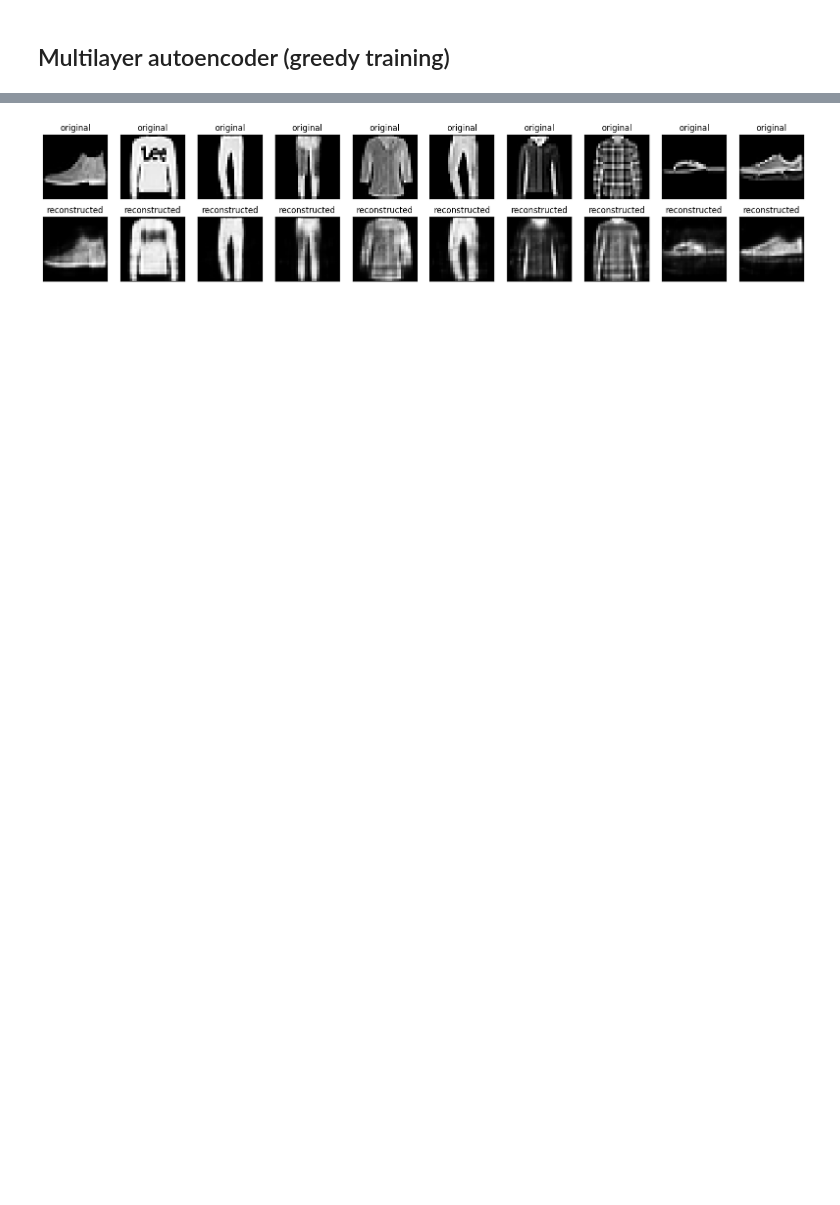
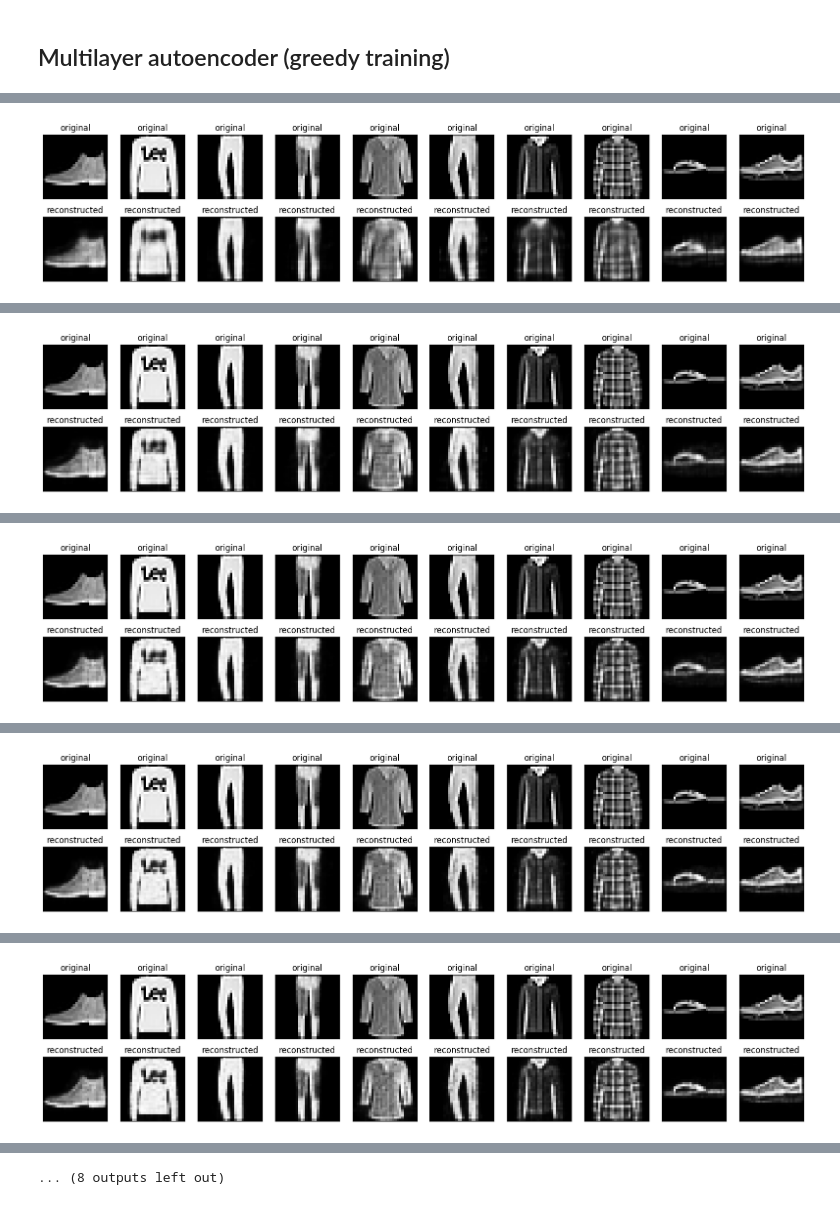
Before and after one commit to bairesearch/AEANNtf, a Jupyter notebook: dev/autoencoder_simulation2.ipynb, the cells around one changed output, grey strips where cells are left out. Saved outputs shown, nothing was run; the diff lists cells and outputs as text; code cells hidden in the pictures; blank space fills up the shorter version.

```diff
--- a/dev/autoencoder_simulation2.ipynb
+++ b/dev/autoencoder_simulation2.ipynb
@@ -118,4 +164,25 @@ class AutoencoderLX(Model):
     return decoded
+# %%
+ def printOutput(decoded_imgs):
+    n = 10
+    plt.figure(figsize=(20, 4))
+    for i in range(n):
+        # display original
+        ax = plt.subplot(2, n, i + 1)
+        plt.imshow(x_test[i])
+        plt.title("original")
+        plt.gray()
+        ax.get_xaxis().set_visible(False)
+        ax.get_yaxis().set_visible(False)
+
+        # display reconstruction
+        ax = plt.subplot(2, n, i + 1 + n)
+        plt.imshow(decoded_imgs[i])
+        plt.title("reconstructed")
+        plt.gray()
+        ax.get_xaxis().set_visible(False)
+        ax.get_yaxis().set_visible(False)
+    plt.show()
 # %%
 x = x_train
 xv = x_test
@@ -139,6 +206,7 @@ for l in range(numberOfLayers):
     x = autoencoderLX.encoder.predict([x, inputLayer, AprevLayerAll])
     xv = autoencoderLX.encoder.predict([xv, inputLayerV, AprevLayerAllV])
     decoded_imgs = outv
+    printOutput(decoded_imgs)
 # %% [output]
 l =  0
 Epoch 1/10
@@ -159,0 +228 @@ Epoch 6/10
+[figure, added]
@@ -159,0 +246 @@ Epoch 6/10
+[figure, added]
@@ -159,0 +264 @@ Epoch 6/10
+[figure, added]
@@ -159,0 +282 @@ Epoch 6/10
+[figure, added]
@@ -159,0 +300 @@ Epoch 6/10
+[figure, added]
@@ -160,22 +319 @@ Epoch 6/10
+... (8 outputs left out)
-# %%
-n = 10
-plt.figure(figsize=(20, 4))
-for i in range(n):
-  # display original
-  ax = plt.subplot(2, n, i + 1)
-  plt.imshow(x_test[i])
-  plt.title("original")
-  plt.gray()
-  ax.get_xaxis().set_visible(False)
-  ax.get_yaxis().set_visible(False)
-
-  # display reconstruction
-  ax = plt.subplot(2, n, i + 1 + n)
-  plt.imshow(decoded_imgs[i])
-  plt.title("reconstructed")
-  plt.gray()
-  ax.get_xaxis().set_visible(False)
-  ax.get_yaxis().set_visible(False)
-plt.show()
-# %% [output]
-[figure, removed]
```
Also changed, not shown: parts of 3 cells of this notebook, 1 other file.
